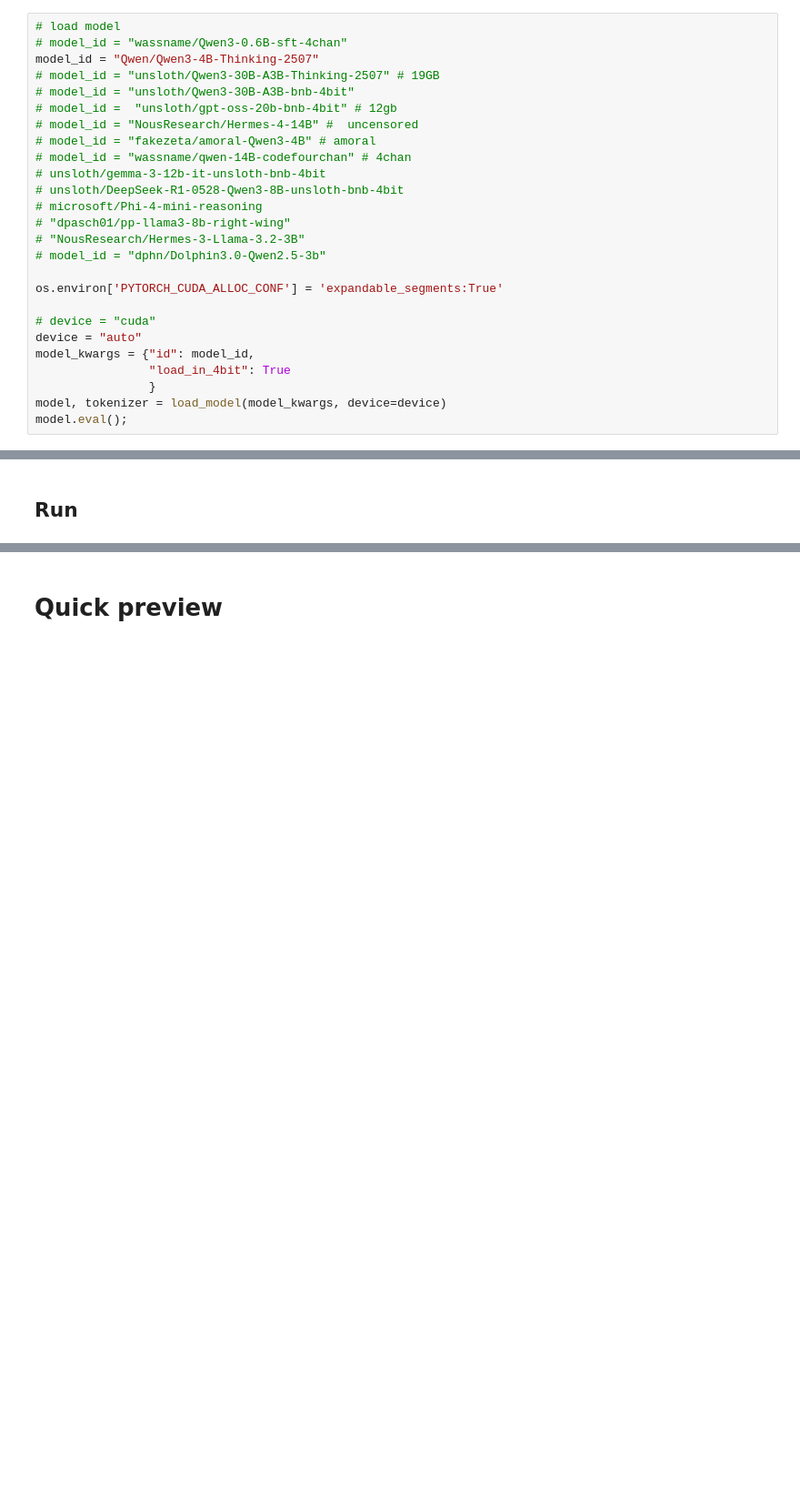
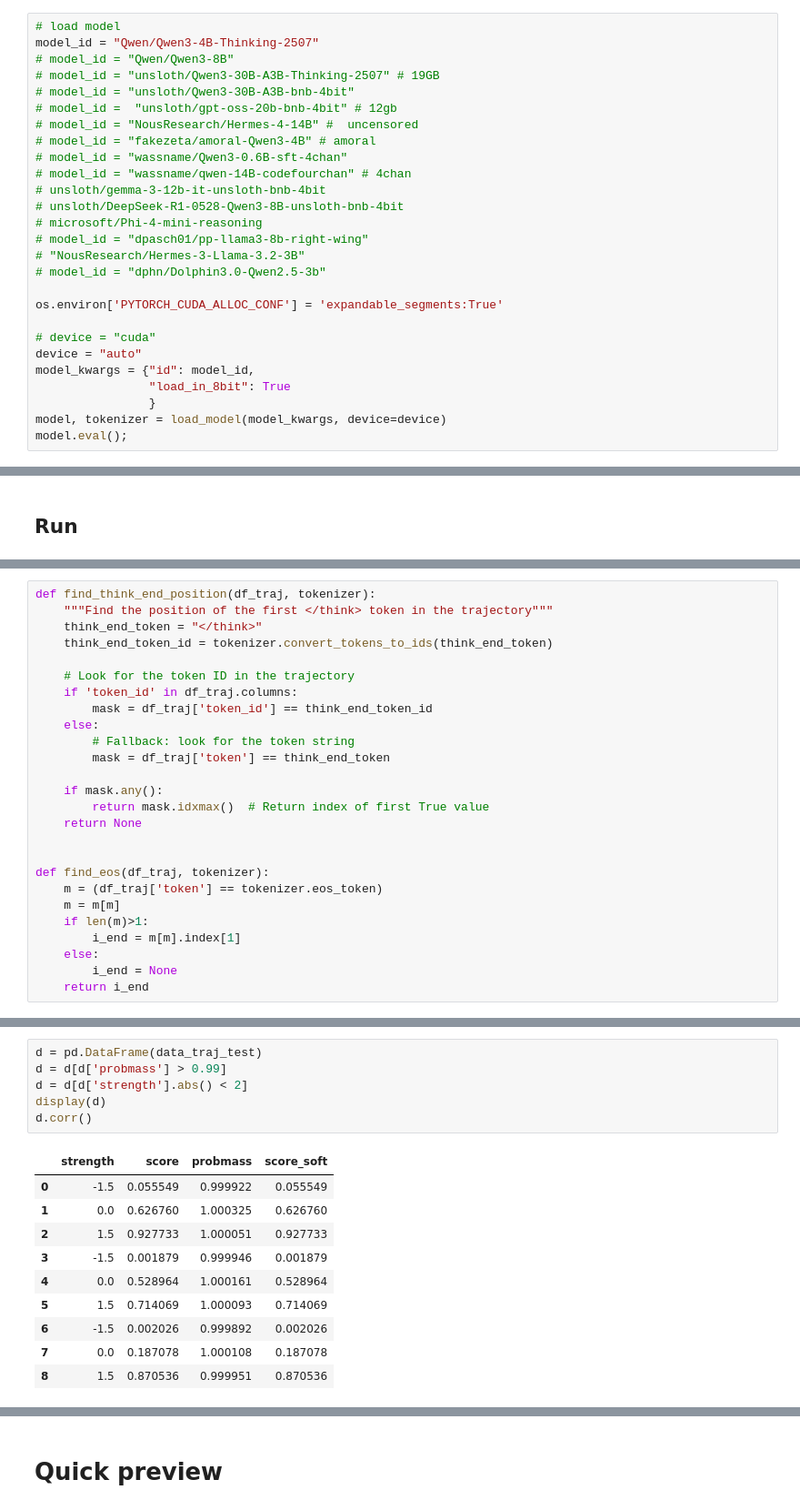
Before and after one commit to wassname/llm-moral-foundations2, a Jupyter notebook: nbs/08_gather_hf_steer_dailydilema.ipynb, the cells around one changed output, grey strips where cells are left out. Shown at 91% size. Cells and saved outputs as stored; diff of their text form; blank space fills up the shorter version.

```diff
--- a/nbs/08_gather_hf_steer_dailydilema.ipynb
+++ b/nbs/08_gather_hf_steer_dailydilema.ipynb
@@ -92,18 +123,19 @@ Dataset({
 ## Load model
 # %%
 # load model
-# model_id = "wassname/Qwen3-0.6B-sft-4chan"
 model_id = "Qwen/Qwen3-4B-Thinking-2507"
+# model_id = "Qwen/Qwen3-8B"
 # model_id = "unsloth/Qwen3-30B-A3B-Thinking-2507" # 19GB
 # model_id = "unsloth/Qwen3-30B-A3B-bnb-4bit"
 # model_id =  "unsloth/gpt-oss-20b-bnb-4bit" # 12gb
 # model_id = "NousResearch/Hermes-4-14B" #  uncensored
 # model_id = "fakezeta/amoral-Qwen3-4B" # amoral
+# model_id = "wassname/Qwen3-0.6B-sft-4chan"
 # model_id = "wassname/qwen-14B-codefourchan" # 4chan
 # unsloth/gemma-3-12b-it-unsloth-bnb-4bit
 # unsloth/DeepSeek-R1-0528-Qwen3-8B-unsloth-bnb-4bit
 # microsoft/Phi-4-mini-reasoning
-# "dpasch01/pp-llama3-8b-right-wing"
+# model_id = "dpasch01/pp-llama3-8b-right-wing"
 # "NousResearch/Hermes-3-Llama-3.2-3B"
 # model_id = "dphn/Dolphin3.0-Qwen2.5-3b"
 
@@ -112,7 +144,7 @@ os.environ['PYTORCH_CUDA_ALLOC_CONF'] = 'expandable_segments:True'
 # device = "cuda"
 device = "auto"
 model_kwargs = {"id": model_id,
-                "load_in_4bit": True
+                "load_in_8bit": True
                 }
 model, tokenizer = load_model(model_kwargs, device=device)
 model.eval();
@@ -385,0 +570,26 @@ def logpc2act(logp_choices):
+# %%
+def find_think_end_position(df_traj, tokenizer):
+    """Find the position of the first </think> token in the trajectory"""
+    think_end_token = "</think>"
+    think_end_token_id = tokenizer.convert_tokens_to_ids(think_end_token)
+
+    # Look for the token ID in the trajectory
+    if 'token_id' in df_traj.columns:
+        mask = df_traj['token_id'] == think_end_token_id
+    else:
+        # Fallback: look for the token string
+        mask = df_traj['token'] == think_end_token
+
+    if mask.any():
+        return mask.idxmax()  # Return index of first True value
+    return None
+
+
+def find_eos(df_traj, tokenizer):
+    m = (df_traj['token'] == tokenizer.eos_token)
+    m = m[m]
+    if len(m)>1:
+        i_end = m[m].index[1]
+    else:
+        i_end = None
+    return i_end
@@ -385,0 +690,17 @@ def logpc2act(logp_choices):
+# %%
+d = pd.DataFrame(data_traj_test)
+d = d[d['probmass'] > 0.99]
+d = d[d['strength'].abs() < 2]
+display(d)
+d.corr()
+# %% [output]
+|  | strength | score | probmass | score_soft |
+| 0 | -1.5 | 0.055549 | 0.999922 | 0.055549 |
+| 1 | 0.0 | 0.626760 | 1.000325 | 0.626760 |
+| 2 | 1.5 | 0.927733 | 1.000051 | 0.927733 |
+| 3 | -1.5 | 0.001879 | 0.999946 | 0.001879 |
+| 4 | 0.0 | 0.528964 | 1.000161 | 0.528964 |
+| 5 | 1.5 | 0.714069 | 1.000093 | 0.714069 |
+| 6 | -1.5 | 0.002026 | 0.999892 | 0.002026 |
+| 7 | 0.0 | 0.187078 | 1.000108 | 0.187078 |
+| 8 | 1.5 | 0.870536 | 0.999951 | 0.870536 |
```
Also changed, not shown: parts of 39 cells of this notebook, 20 other files.
